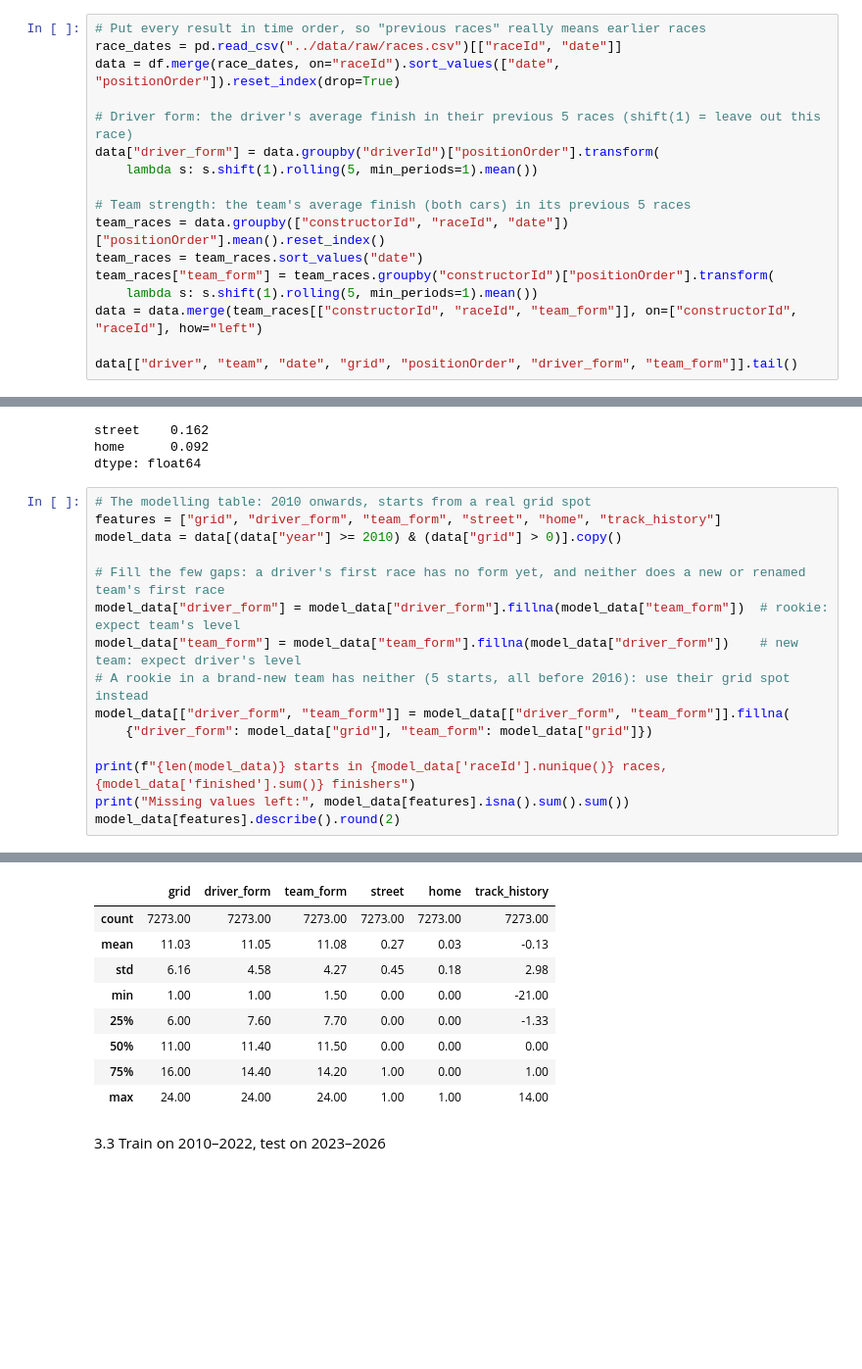
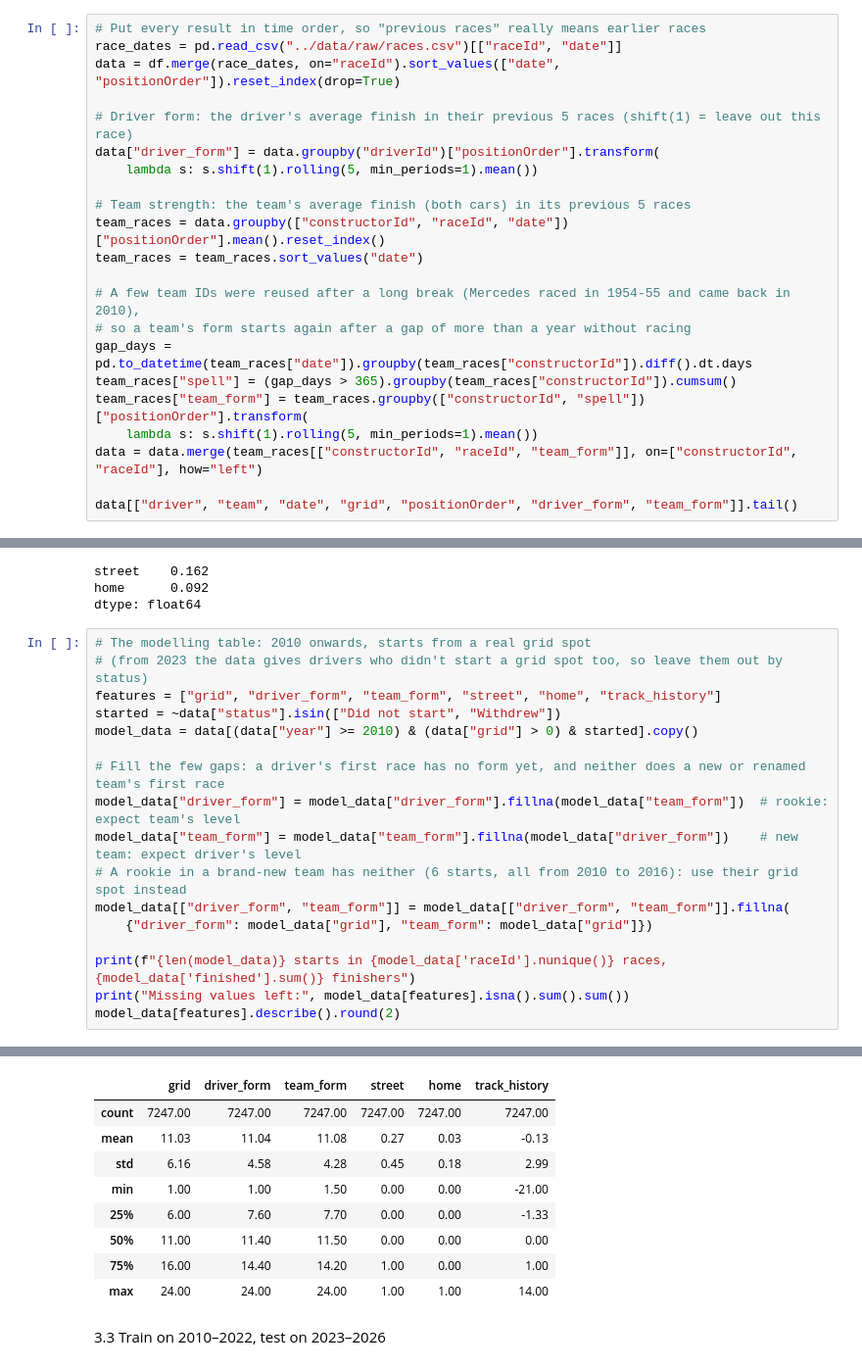
Before and after one commit to Aris-Esfahani/what-decides-an-f1-race, a Jupyter notebook: notebooks/04_predict.ipynb, the cells around one changed output, grey strips where cells are left out. Shown at 98% size. Saved outputs shown, nothing was run; the diff lists cells and outputs as text; blank space fills up the shorter version.

```diff
--- a/notebooks/04_predict.ipynb
+++ b/notebooks/04_predict.ipynb
@@ -46,7 +46,12 @@ data["driver_form"] = data.groupby("driverId")["positionOrder"].transform(
 # Team strength: the team's average finish (both cars) in its previous 5 races
 team_races = data.groupby(["constructorId", "raceId", "date"])["positionOrder"].mean().reset_index()
 team_races = team_races.sort_values("date")
-team_races["team_form"] = team_races.groupby("constructorId")["positionOrder"].transform(
+
+# A few team IDs were reused after a long break (Mercedes raced in 1954-55 and came back in 2010),
+# so a team's form starts again after a gap of more than a year without racing
+gap_days = pd.to_datetime(team_races["date"]).groupby(team_races["constructorId"]).diff().dt.days
+team_races["spell"] = (gap_days > 365).groupby(team_races["constructorId"]).cumsum()
+team_races["team_form"] = team_races.groupby(["constructorId", "spell"])["positionOrder"].transform(
     lambda s: s.shift(1).rolling(5, min_periods=1).mean())
 data = data.merge(team_races[["constructorId", "raceId", "team_form"]], on=["constructorId", "raceId"], how="left")
 
@@ -92,13 +97,15 @@ home      0.092
 dtype: float64
 # %%
 # The modelling table: 2010 onwards, starts from a real grid spot
+# (from 2023 the data gives drivers who didn't start a grid spot too, so leave them out by status)
 features = ["grid", "driver_form", "team_form", "street", "home", "track_history"]
-model_data = data[(data["year"] >= 2010) & (data["grid"] > 0)].copy()
+started = ~data["status"].isin(["Did not start", "Withdrew"])
+model_data = data[(data["year"] >= 2010) & (data["grid"] > 0) & started].copy()
 
 # Fill the few gaps: a driver's first race has no form yet, and neither does a new or renamed team's first race
 model_data["driver_form"] = model_data["driver_form"].fillna(model_data["team_form"])  # rookie: expect team's level
 model_data["team_form"] = model_data["team_form"].fillna(model_data["driver_form"])    # new team: expect driver's level
-# A rookie in a brand-new team has neither (5 starts, all before 2016): use their grid spot instead
+# A rookie in a brand-new team has neither (6 starts, all from 2010 to 2016): use their grid spot instead
 model_data[["driver_form", "team_form"]] = model_data[["driver_form", "team_form"]].fillna(
     {"driver_form": model_data["grid"], "team_form": model_data["grid"]})
 
@@ -110,8 +117,8 @@ model_data[features].describe().round(2)
 Missing values left: 0
 |  | grid | driver_form | team_form | street | home | track_history |
-| count | 7273.00 | 7273.00 | 7273.00 | 7273.00 | 7273.00 | 7273.00 |
-| mean | 11.03 | 11.05 | 11.08 | 0.27 | 0.03 | -0.13 |
-| std | 6.16 | 4.58 | 4.27 | 0.45 | 0.18 | 2.98 |
+| count | 7247.00 | 7247.00 | 7247.00 | 7247.00 | 7247.00 | 7247.00 |
+| mean | 11.03 | 11.04 | 11.08 | 0.27 | 0.03 | -0.13 |
+| std | 6.16 | 4.58 | 4.28 | 0.45 | 0.18 | 2.99 |
 | min | 1.00 | 1.00 | 1.50 | 0.00 | 0.00 | -21.00 |
 | 25% | 6.00 | 7.60 | 7.70 | 0.00 | 0.00 | -1.33 |
 | 50% | 11.00 | 11.40 | 11.50 | 0.00 | 0.00 | 0.00 |
```
Also changed, not shown: parts of 14 cells of this notebook.
